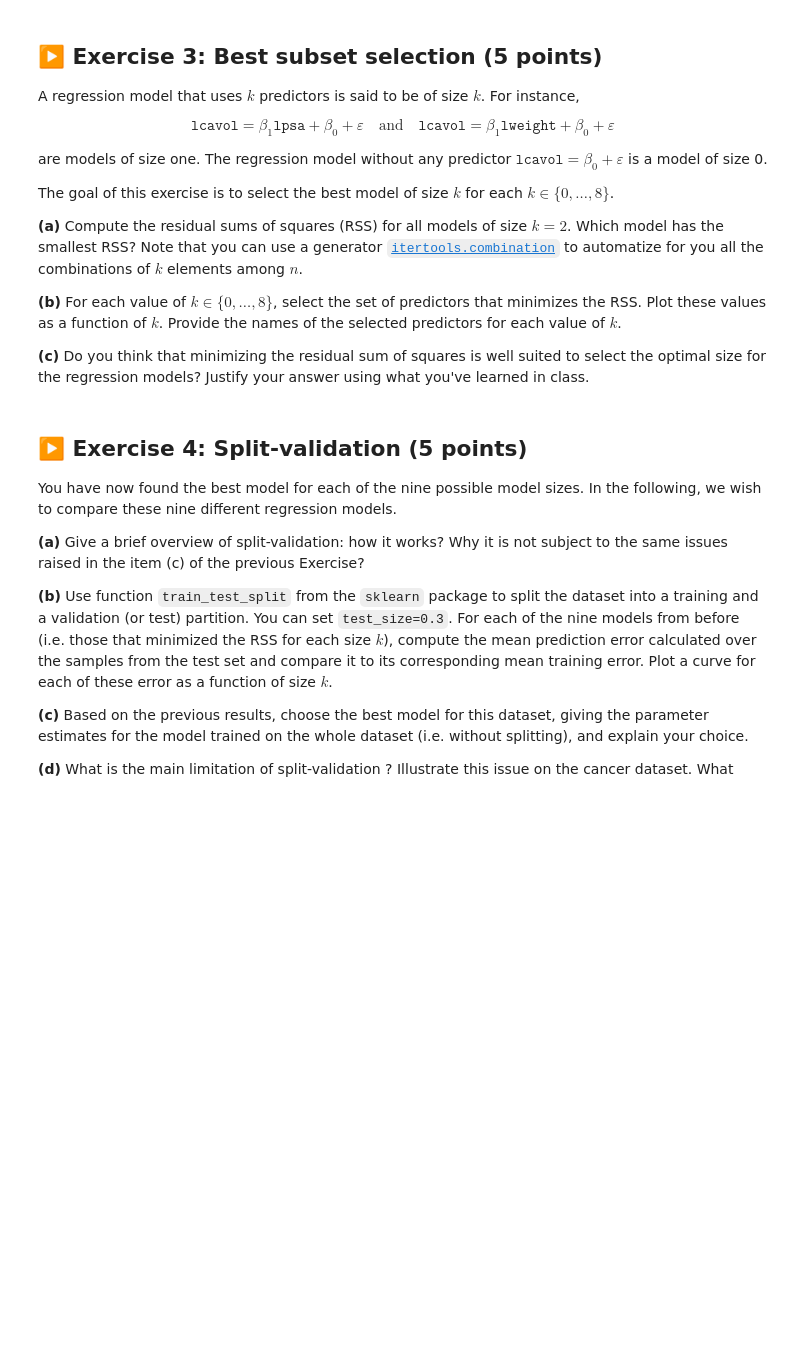
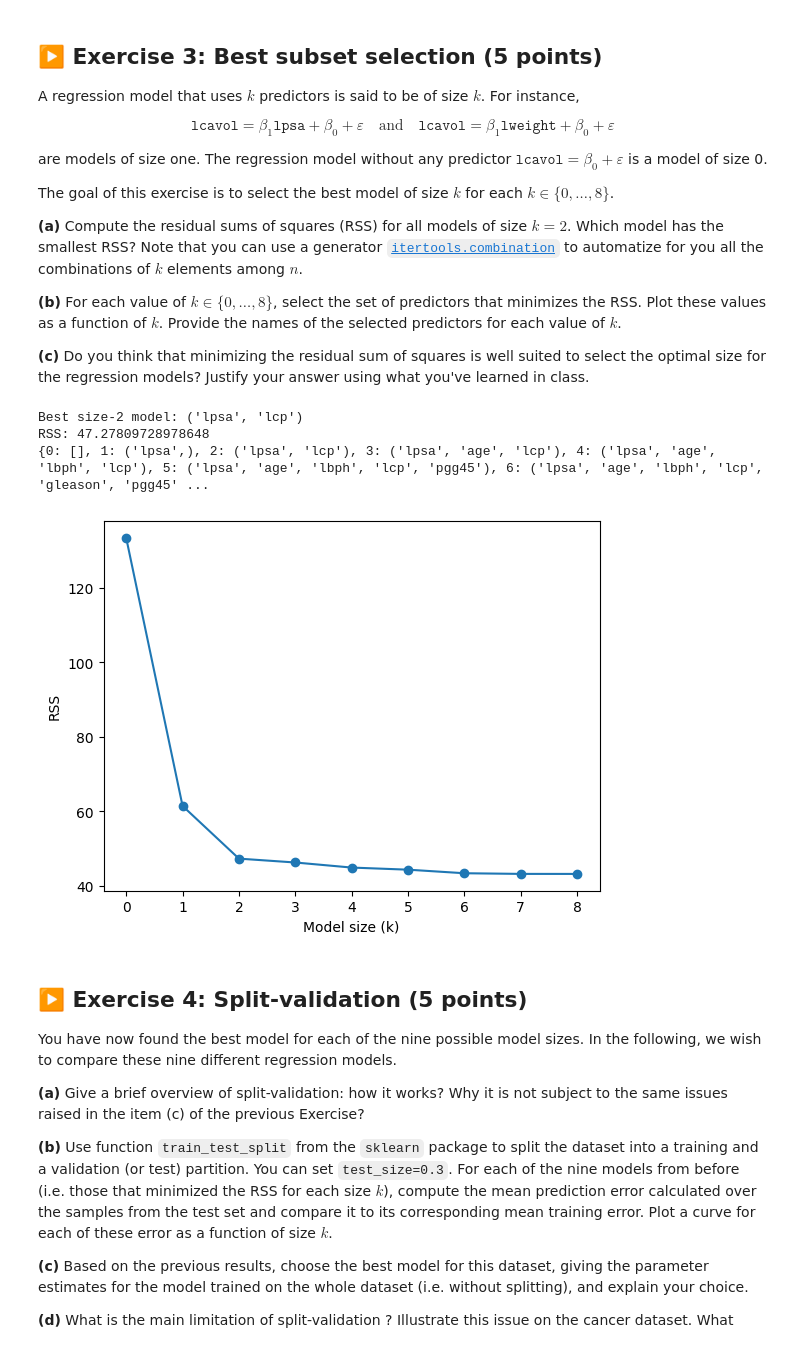
Before and after one commit to Ba-Hi/reports_tp, a Jupyter notebook: TP1/TP1.ipynb, the cells around one changed output. Drawn from its saved outputs; the diff is of its cells as text; code cells hidden in the pictures; blank space fills up the shorter version.

```diff
--- a/TP1/TP1.ipynb
+++ b/TP1/TP1.ipynb
@@ -362,6 +349,68 @@ The goal of this exercise is to select the best model of size $k$ for each $k \i
 **(b)** For each value of $k \in \{0, \dots, 8\}$, select the set of predictors that minimizes the RSS. Plot these values as a function of $k$. Provide the names of the selected predictors for each value of $k$.
 
 **(c)** Do you think that minimizing the residual sum of squares is well suited to select the optimal size for the regression models? Justify your answer using what you've learned in class.
+# %%
+### (a) Best model of size k = 2
+import itertools
+import statsmodels.api as sm
+import numpy as np
+
+predictors = ['lpsa','lweight','age','lbph','svi','lcp','gleason','pgg45']
+
+best_rss = np.inf
+best_model = None
+
+for combo in itertools.combinations(predictors, 2):
+    X_k = df[list(combo)]
+    X_k = sm.add_constant(X_k)
+
+    model = sm.OLS(df['lcavol'], X_k).fit()
+
+    if model.ssr < best_rss:
+        best_rss = model.ssr
+        best_model = combo
+
+print("Best size-2 model:", best_model)
+print("RSS:", best_rss)
+
+### (b) Best model for each k
+best_models = {}
+rss_values = []
+
+for k in range(0, 9):
+    best_rss = np.inf
+    best_combo = None
+
+    if k == 0:
+        X_k = np.ones((len(df),1))
+        model = sm.OLS(df['lcavol'], X_k).fit()
+        best_rss = model.ssr
+        best_combo = []
+    else:
+        for combo in itertools.combinations(predictors, k):
+            X_k = sm.add_constant(df[list(combo)])
+            model = sm.OLS(df['lcavol'], X_k).fit()
+
+            if model.ssr < best_rss:
+                best_rss = model.ssr
+                best_combo = combo
+
+    best_models[k] = best_combo
+    rss_values.append(best_rss)
+
+print(best_models)
+### plot results for each k
+import matplotlib.pyplot as plt
+
+plt.plot(range(9), rss_values, marker='o')
+plt.xlabel("Model size (k)")
+plt.ylabel("RSS")
+plt.show()
+# %% [output]
+Best size-2 model: ('lpsa', 'lcp')
+RSS: 47.27809728978648
+{0: [], 1: ('lpsa',), 2: ('lpsa', 'lcp'), 3: ('lpsa', 'age', 'lcp'), 4: ('lpsa', 'age', 'lbph', 'lcp'), 5: ('lpsa', 'age', 'lbph', 'lcp', 'pgg45'), 6: ('lpsa', 'age', 'lbph', 'lcp', 'gleason', 'pgg45' ...
+[figure, added]
 # %% [markdown]
 ## ▶️ Exercise 4: Split-validation (5 points)
 
```
Also changed, not shown: parts of 6 cells of this notebook.
